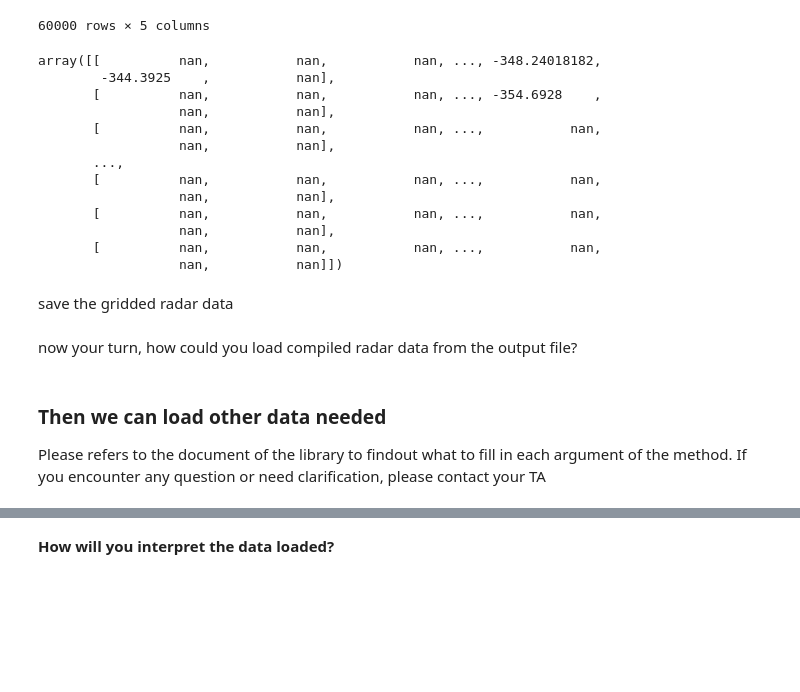
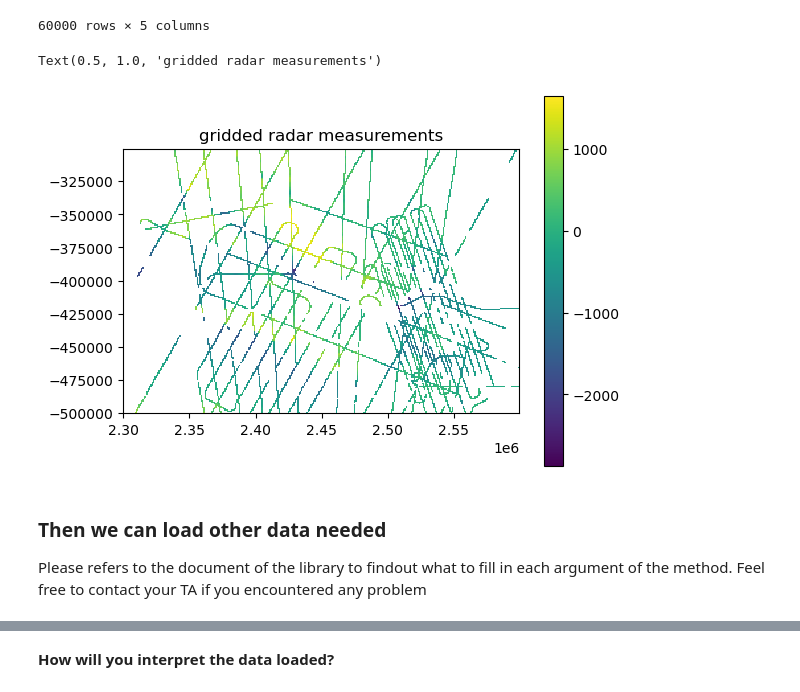
Before and after one commit to NiyaShao/geostatisticalMCMC, a Jupyter notebook: Tutorials/T1_Answer.ipynb, the cells around one changed output, grey strips where cells are left out. Cells and saved outputs as stored; diff of their text form; code cells hidden in the pictures; blank space fills up the shorter version.

```diff
--- a/Tutorials/T1_Answer.ipynb
+++ b/Tutorials/T1_Answer.ipynb
@@ -93,20 +103,10 @@ df_grid
 | 59999 | 2599000.0 | -301000.0 | 0.00 | 0.0 | NaN |
 60000 rows × 5 columns
 # %%
-grid_matrix
+plt.pcolormesh(xx,yy,df_grid['bed'].values.reshape(xx.shape))
+plt.colorbar()
+plt.axis('scaled')
+plt.title('gridded radar measurements')
 # %% [output]
-array([[          nan,           nan,           nan, ..., -348.24018182,
-        -344.3925    ,           nan],
-       [          nan,           nan,           nan, ..., -354.6928    ,
-                  nan,           nan],
-       [          nan,           nan,           nan, ...,           nan,
-                  nan,           nan],
-       ...,
-       [          nan,           nan,           nan, ...,           nan,
-                  nan,           nan],
-       [          nan,           nan,           nan, ...,           nan,
-                  nan,           nan],
-       [          nan,           nan,           nan, ...,           nan,
-                  nan,           nan]])
+Text(0.5, 1.0, 'gridded radar measurements')
+[figure, added]
-# %% [markdown]
-save the gridded radar data
@@ -115,2 +112,0 @@ df_grid.to_csv('compiledRadar.csv', index = False)
-# %% [markdown]
-now your turn, how could you load compiled radar data from the output file?
@@ -119,7 +113,7 @@ df_grid = pd.read_csv('compiledRadar.csv')
 # %% [markdown]
 ### Then we can load other data needed
 
-Please refers to the document of the library to findout what to fill in each argument of the method. If you encounter any question or need clarification, please contact your TA
+Please refers to the document of the library to findout what to fill in each argument of the method. Feel free to contact your TA if you encountered any problem
 # %%
 print('testing for loading InSAR_MEaSUREs velocity dataset')
 velx, vely, velxerr, velyerr, figvel = Topography.load_vel_measures('../../Data/antarctica_ice_velocity_450m_v2.nc', xx, yy)
```
Also changed, not shown: parts of 19 cells of this notebook, 16 other files.
